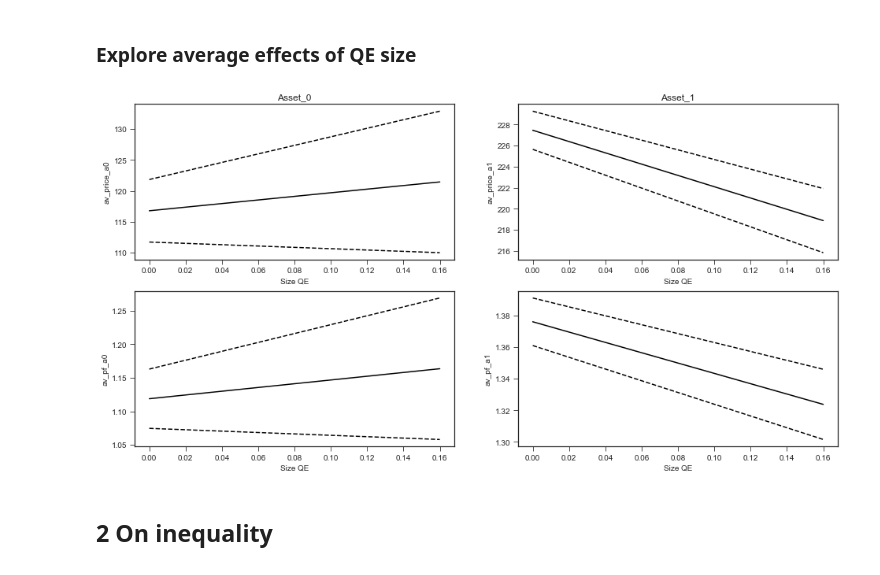
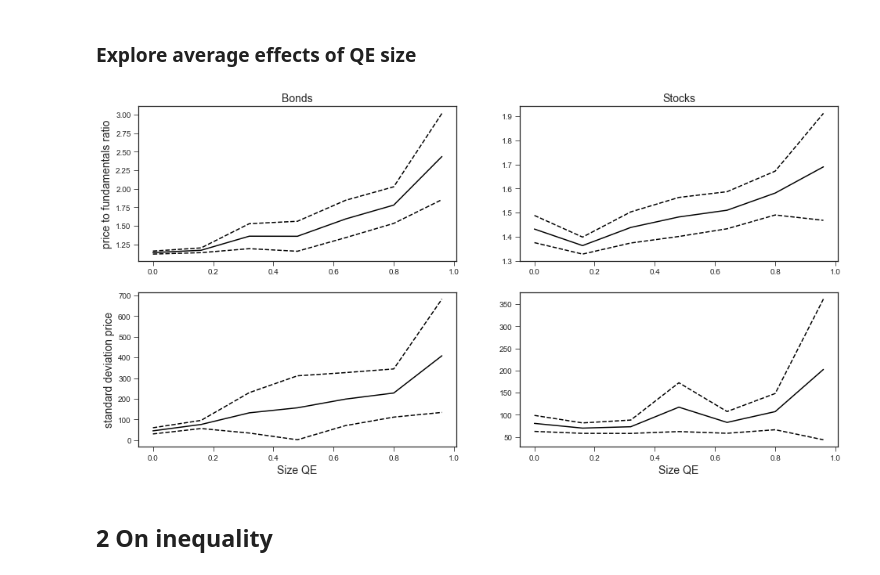
Before and after one commit to joerischasfoort/qe-inequality, a Jupyter notebook: qe-experiment-HE.ipynb, the cells around one changed output. Saved outputs shown, nothing was run; the diff lists cells and outputs as text; code cells hidden in the pictures.

```diff
--- a/qe-experiment-HE.ipynb
+++ b/qe-experiment-HE.ipynb
@@ -265,6 +265,9 @@ for x in range(experiments):
     pf0 = np.mean(p0 / f0)
     pf1 = np.mean(p1 / f1)
 
+    p0stdev = np.std(p0)
+    p1stdev = np.std(p1)
+
     p0 = np.mean(p0)
     p1 = np.mean(p1)
 
@@ -301,14 +304,20 @@ for x in range(experiments):
     pf1_conf_intervals_lowers.append(lower)
 
     #p0 stdev ADD rolling stdev
-    p0_stdev.append(np.std(p0))
-    sample_stdev = np.std(p0)
-    sigma = sample_stdev/math.sqrt(len(p0))
-    lower, upper = stats.t.interval(alpha = 0.95, df= 24, loc = np.std(p0), scale = sigma)
-    p1_stdev_conf_interval_uppers.append(upper)
+    p0_stdev.append(np.mean(p0stdev))
+    sample_stdev = np.std(p0stdev)
+    sigma = sample_stdev/math.sqrt(len(p0stdev))
+    lower, upper = stats.t.interval(alpha = 0.95, df= 24, loc = np.mean(p0stdev), scale = sigma)
+    p0_stdev_conf_interval_uppers.append(upper)
     p0_stdev_conf_intervals_lowers.append(lower)
 
     #p1 stdev
+    p1_stdev.append(np.mean(p1stdev))
+    sample_stdev = np.std(p1stdev)
+    sigma = sample_stdev/math.sqrt(len(p1stdev))
+    lower, upper = stats.t.interval(alpha = 0.95, df= 24, loc = np.mean(p1stdev), scale = sigma)
+    p1_stdev_conf_interval_uppers.append(upper)
+    p1_stdev_conf_intervals_lowers.append(lower)
 # %%
 data = pd.DataFrame({'av_price_a0': [np.mean(p) for p in av_p0_experiments],
                      'av_price_a1': [np.mean(p) for p in av_p1_experiments] ,
@@ -319,35 +328,45 @@ data['const'] = 1
 # %%
 fig, ((ax1, ax2),(ax3, ax4)) = plt.subplots(2, 2, figsize=[16,8])
 
-ax1.set_title('Asset_0')
-ax2.set_title('Asset_1')
+ax1.set_title('Bonds', fontsize='14')
+ax2.set_title('Stocks', fontsize='14')
 
-ax1.plot(data['lin_size_qe'], p0_averages, 'k')
-ax1.plot(data['lin_size_qe'], p0_conf_interval_uppers, 'k--')
-ax1.plot(data['lin_size_qe'], p0_conf_intervals_lowers, 'k--')
-ax1.set_ylabel('av_price_a0')
+# ax1.plot(data['lin_size_qe'], p0_averages, 'k')
+# ax1.plot(data['lin_size_qe'], p0_conf_interval_uppers, 'k--')
+# ax1.plot(data['lin_size_qe'], p0_conf_intervals_lowers, 'k--')
+# ax1.set_ylabel('av_price_a0')
 
-ax2.plot(data['lin_size_qe'], p1_averages, 'k')
-ax2.plot(data['lin_size_qe'], p1_conf_interval_uppers, 'k--')
-ax2.plot(data['lin_size_qe'], p1_conf_intervals_lowers, 'k--')
-ax2.set_ylabel('av_price_a1')
+# ax2.plot(data['lin_size_qe'], p1_averages, 'k')
+# ax2.plot(data['lin_size_qe'], p1_conf_interval_uppers, 'k--')
+# ax2.plot(data['lin_size_qe'], p1_conf_intervals_lowers, 'k--')
+# ax2.set_ylabel('av_price_a1')
 
-ax3.plot(data['lin_size_qe'], pf0_averages, 'k')
-ax3.plot(data['lin_size_qe'], pf0_conf_interval_uppers, 'k--')
-ax3.plot(data['lin_size_qe'], pf0_conf_intervals_lowers, 'k--')
-ax3.set_ylabel('av_pf_a0')
+ax1.plot(data['lin_size_qe'][:-1], pf0_averages[:-1], 'k')
+ax1.plot(data['lin_size_qe'][:-1], pf0_conf_interval_uppers[:-1], 'k--')
+ax1.plot(data['lin_size_qe'][:-1], pf0_conf_intervals_lowers[:-1], 'k--')
+ax1.set_ylabel('price to fundamentals ratio', fontsize='14')
 
-ax4.plot(data['lin_size_qe'], pf1_averages, 'k')
-ax4.plot(data['lin_size_qe'], pf1_conf_interval_uppers, 'k--')
-ax4.plot(data['lin_size_qe'], pf1_conf_intervals_lowers, 'k--')
-ax4.set_ylabel('av_pf_a1')
+ax2.plot(data['lin_size_qe'][:-1], pf1_averages[:-1], 'k')
+ax2.plot(data['lin_size_qe'][:-1], pf1_conf_interval_uppers[:-1], 'k--')
+ax2.plot(data['lin_size_qe'][:-1], pf1_conf_intervals_lowers[:-1], 'k--')
+#ax2.set_ylabel('price to fundamentals ratio 2', fontsize='14')
 
-for ax in [ax1, ax2, ax3, ax4]:
-    ax.set_xlabel('Size QE')
+ax3.plot(data['lin_size_qe'][:-1], p0_stdev[:-1], 'k')
+ax3.plot(data['lin_size_qe'][:-1], p0_stdev_conf_interval_uppers[:-1], 'k--')
+ax3.plot(data['lin_size_qe'][:-1], p0_stdev_conf_intervals_lowers[:-1], 'k--')
+ax3.set_ylabel('standard deviation price', fontsize='14')
 
-fig.savefig('qe_HE_size_effect_on_prices.png')
+ax4.plot(data['lin_size_qe'][:-1], p1_stdev[:-1], 'k')
+ax4.plot(data['lin_size_qe'][:-1], p1_stdev_conf_interval_uppers[:-1], 'k--')
+ax4.plot(data['lin_size_qe'][:-1], p1_stdev_conf_intervals_lowers[:-1], 'k--')
+#ax4.set_ylabel('$\sigma^{p}$', fontsize='14')
+
+for ax in [ax3, ax4]:
+    ax.set_xlabel('Size QE', fontsize='14')
+
+fig.savefig('qe_HE_size_effect_on_prices.png', dpi=200)
 # %% [output]
-[figure, old version]
+[figure, new version]
 # %% [markdown]
 ## 2 On inequality
 # %%
```
Also changed, not shown: parts of 6 cells of this notebook, 3 other files.
